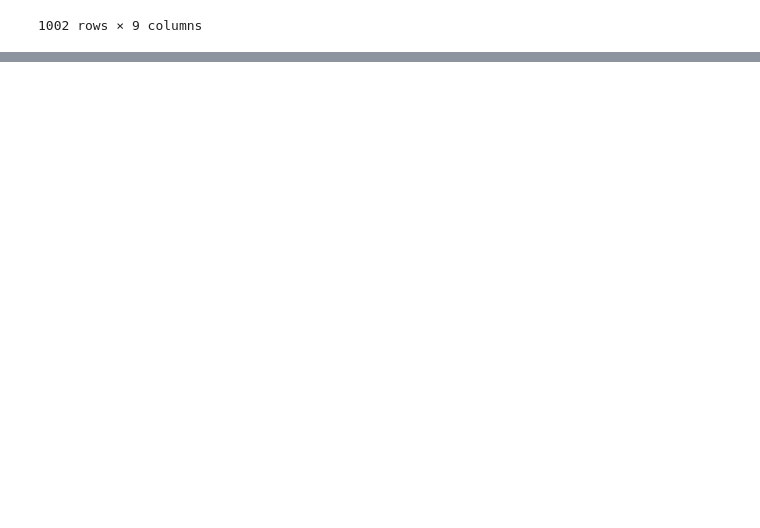
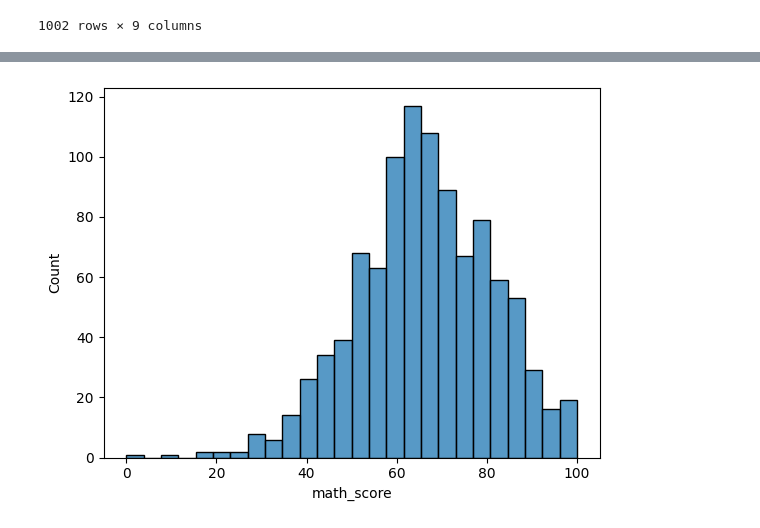
Before and after one commit to uday2209/Student_data_analysis-Project, a Jupyter notebook: research/experiment.ipynb, the cells around one changed output, grey strips where cells are left out. Saved outputs shown, nothing was run; the diff lists cells and outputs as text; code cells hidden in the pictures; blank space fills up the shorter version.

```diff
--- a/research/experiment.ipynb
+++ b/research/experiment.ipynb
@@ -165 +165,6 @@ sns.histplot(df["average_Score"],kde=True,color="r")
 [figure]
+# %%
+sns.histplot(df["math_score"])
+plt.show()
+# %% [output]
+[figure, added]
```
Also changed, not shown: parts of 12 cells of this notebook.
